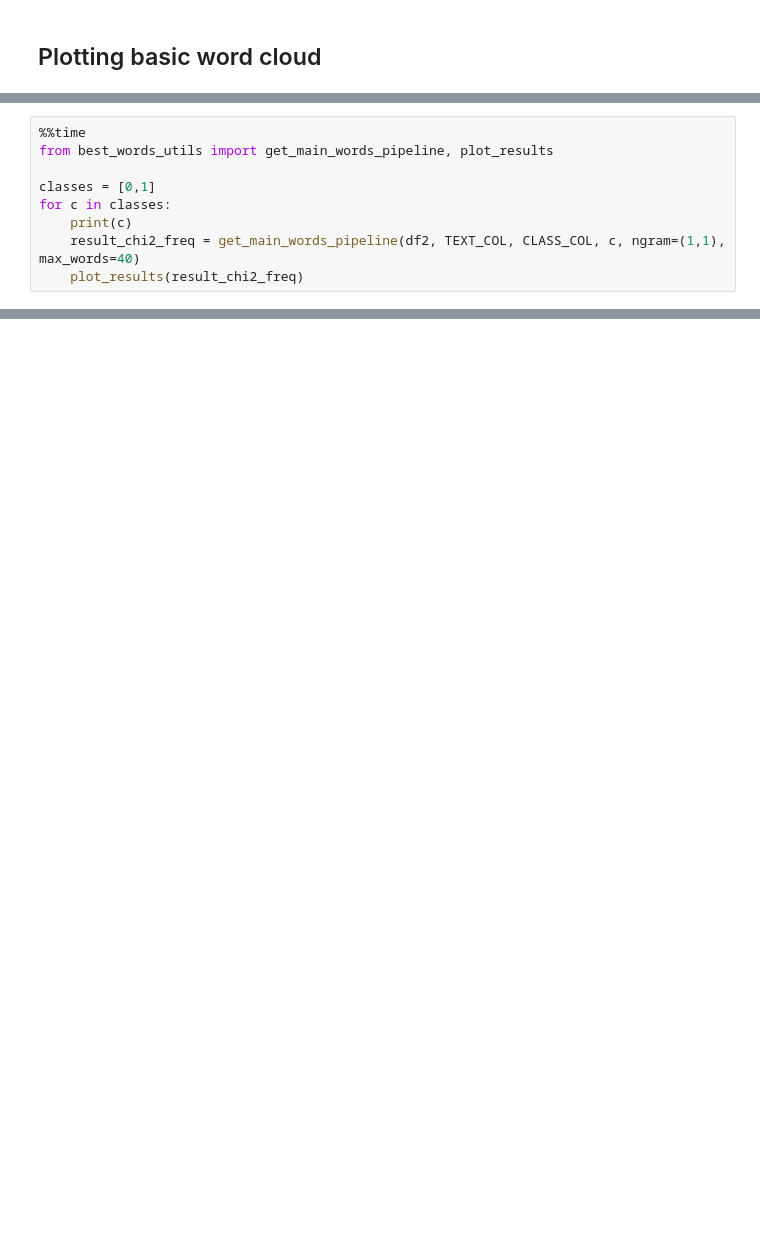
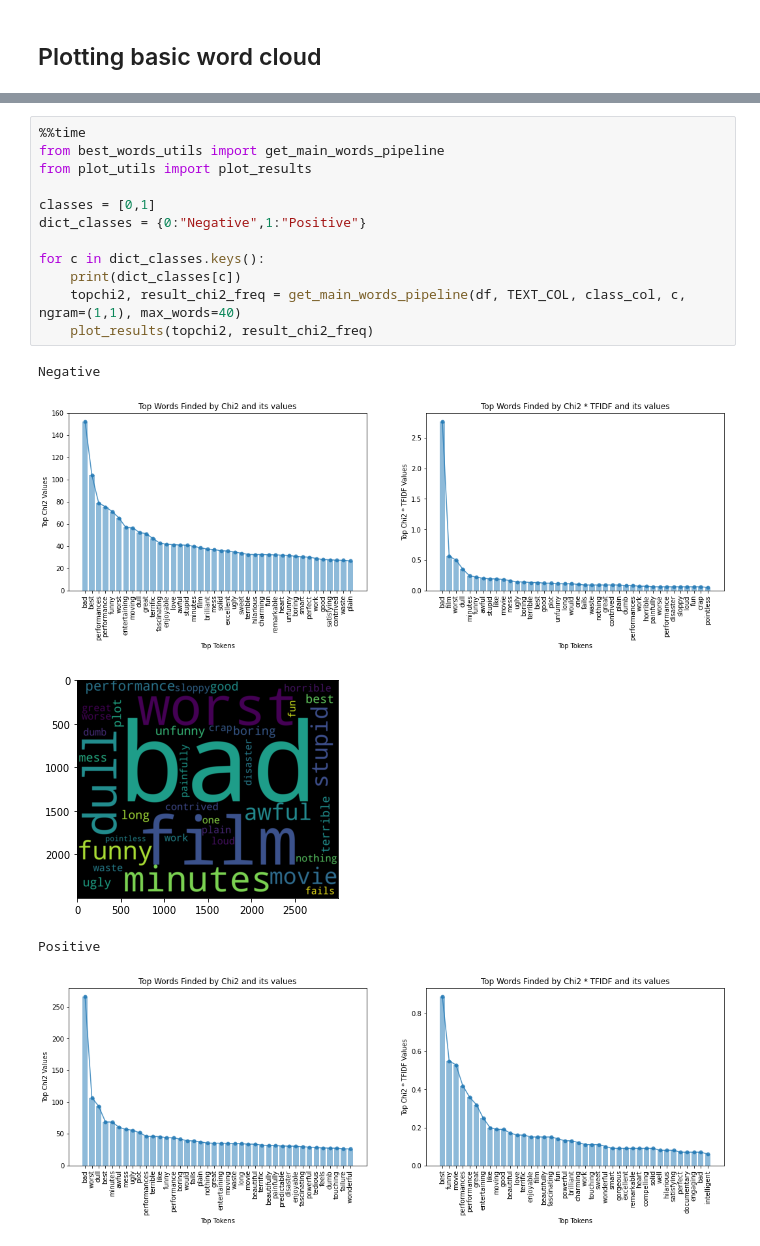
Before and after one commit to gersonUrban/find_best_words_with_chi2, a Jupyter notebook: most_important_words_analysis.ipynb, the cells around one changed output, grey strips where cells are left out. Cells and saved outputs as stored; diff of their text form; blank space fills up the shorter version.

```diff
--- a/most_important_words_analysis.ipynb
+++ b/most_important_words_analysis.ipynb
@@ -75,9 +59,0 @@ Wall time: 24.5 s
-# %%
-%%time
-from best_words_utils import get_main_words_pipeline, plot_results
-
-classes = [0,1]
-for c in classes:
-    print(c)
-    result_chi2_freq = get_main_words_pipeline(df2, TEXT_COL, CLASS_COL, c, ngram=(1,1), max_words=40)
-    plot_results(result_chi2_freq)
@@ -92,0 +60,18 @@ Wall time: 11.9 s
+# %%
+%%time
+from best_words_utils import get_main_words_pipeline
+from plot_utils import plot_results
+
+classes = [0,1]
+dict_classes = {0:"Negative",1:"Positive"}
+
+for c in dict_classes.keys():
+    print(dict_classes[c])
+    topchi2, result_chi2_freq = get_main_words_pipeline(df, TEXT_COL, class_col, c, ngram=(1,1), max_words=40)
+    plot_results(topchi2, result_chi2_freq)
+# %% [output]
+Negative
+[figure, added]
+[figure, added]
+Positive
+[figure, added]
```
Also changed, not shown: parts of 8 cells of this notebook.
